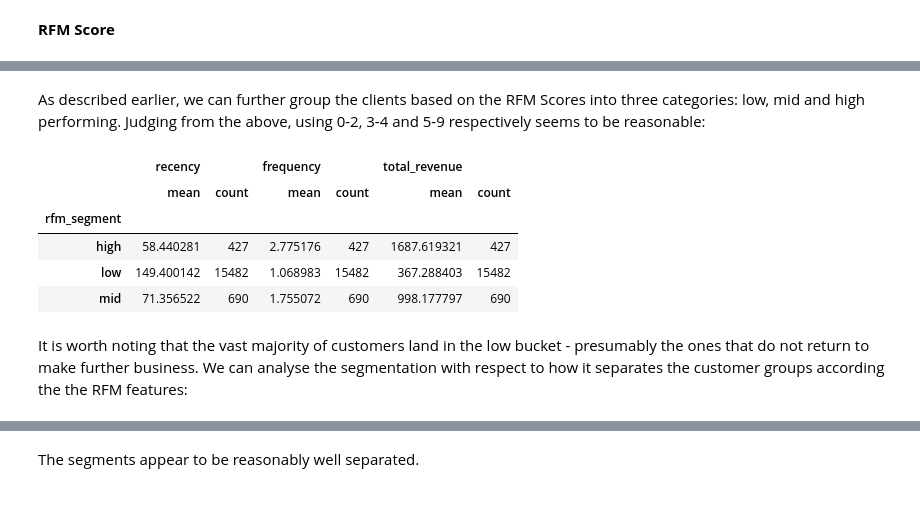
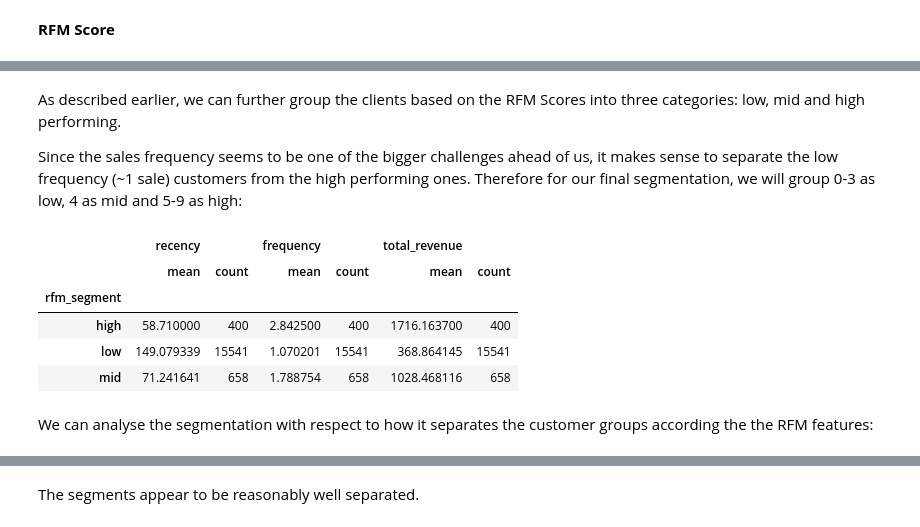
Before and after one commit to TomaszKaleczyc/customer_order_prediction, a Jupyter notebook: src/02_FEATURE_ENGINEERING.ipynb, the cells around one changed output, grey strips where cells are left out. Saved outputs shown, nothing was run; the diff lists cells and outputs as text; code cells hidden in the pictures.

```diff
--- a/src/02_FEATURE_ENGINEERING.ipynb
+++ b/src/02_FEATURE_ENGINEERING.ipynb
@@ -334,21 +342,23 @@ features.groupby('rfm_score').agg(['mean', 'count'])[['recency','frequency','tot
 | 8 | 40.600000 | 5 | 6.400000 | 5 | 3743.800000 | 5 |
 | 9 | 18.000000 | 2 | 11.000000 | 2 | 26490.400000 | 2 |
 # %% [markdown]
-As described earlier, we can further group the clients based on the RFM Scores into three categories: low, mid and high performing. Judging from the above, using 0-2, 3-4 and 5-9 respectively seems to be reasonable:
+As described earlier, we can further group the clients based on the RFM Scores into three categories: low, mid and high performing.
+
+Since the sales frequency seems to be one of the bigger challenges ahead of us, it makes sense to separate the low frequency (~1 sale) customers from the high performing ones. Therefore for our final segmentation, we will group 0-3 as low, 4 as mid and 5-9 as high:
 # %%
-get_rfm_segment = lambda rfm_score: 'high' if rfm_score >= 5 else 'mid' if rfm_score > 3 else 'low'
+get_rfm_segment = lambda rfm_score: 'high' if rfm_score >= 5 else 'mid' if rfm_score >= 4 else 'low'
 
 features['rfm_segment'] = features['rfm_score'].apply(get_rfm_segment)
 features.groupby('rfm_segment').agg(['mean', 'count'])[['recency','frequency','total_revenue']]
 # %% [output]
 |  | recency |  | frequency |  | total_revenue |  |
 |  | mean | count | mean | count | mean | count |
 | rfm_segment |  |  |  |  |  |  |
-| high | 58.440281 | 427 | 2.775176 | 427 | 1687.619321 | 427 |
-| low | 149.400142 | 15482 | 1.068983 | 15482 | 367.288403 | 15482 |
-| mid | 71.356522 | 690 | 1.755072 | 690 | 998.177797 | 690 |
+| high | 58.710000 | 400 | 2.842500 | 400 | 1716.163700 | 400 |
+| low | 149.079339 | 15541 | 1.070201 | 15541 | 368.864145 | 15541 |
+| mid | 71.241641 | 658 | 1.788754 | 658 | 1028.468116 | 658 |
 # %% [markdown]
-It is worth noting that the vast majority of customers land in the low bucket - presumably the ones that do not return to make further business. We can analyse the segmentation with respect to how it separates the customer groups according the the RFM features:
+We can analyse the segmentation with respect to how it separates the customer groups according the the RFM features:
 # %%
 def scatterplot_segments(df: DataFrame, segment_column_name: str, feature_1: str, feature_2: str):
     """
```
Also changed, not shown: parts of 13 cells of this notebook, 4 other files.
